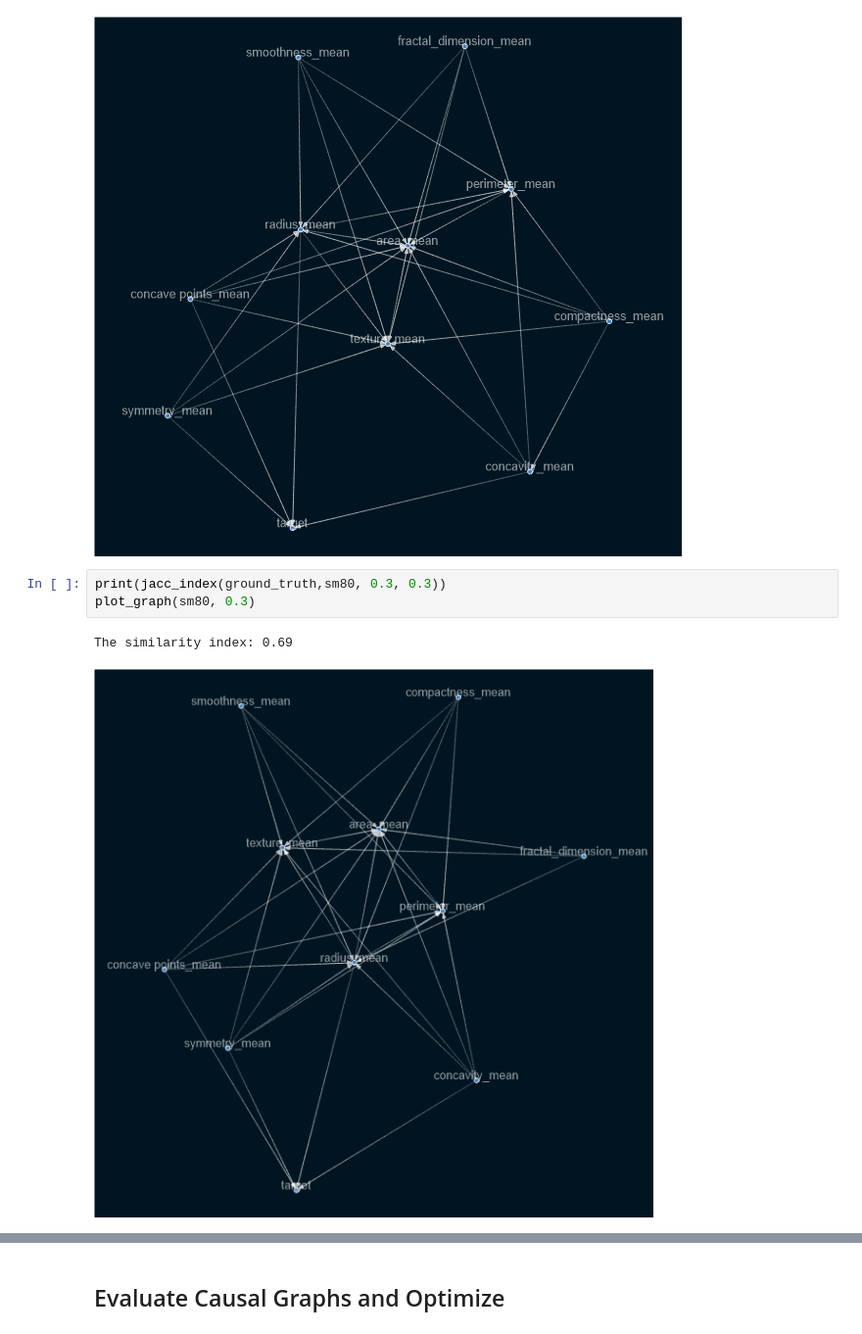
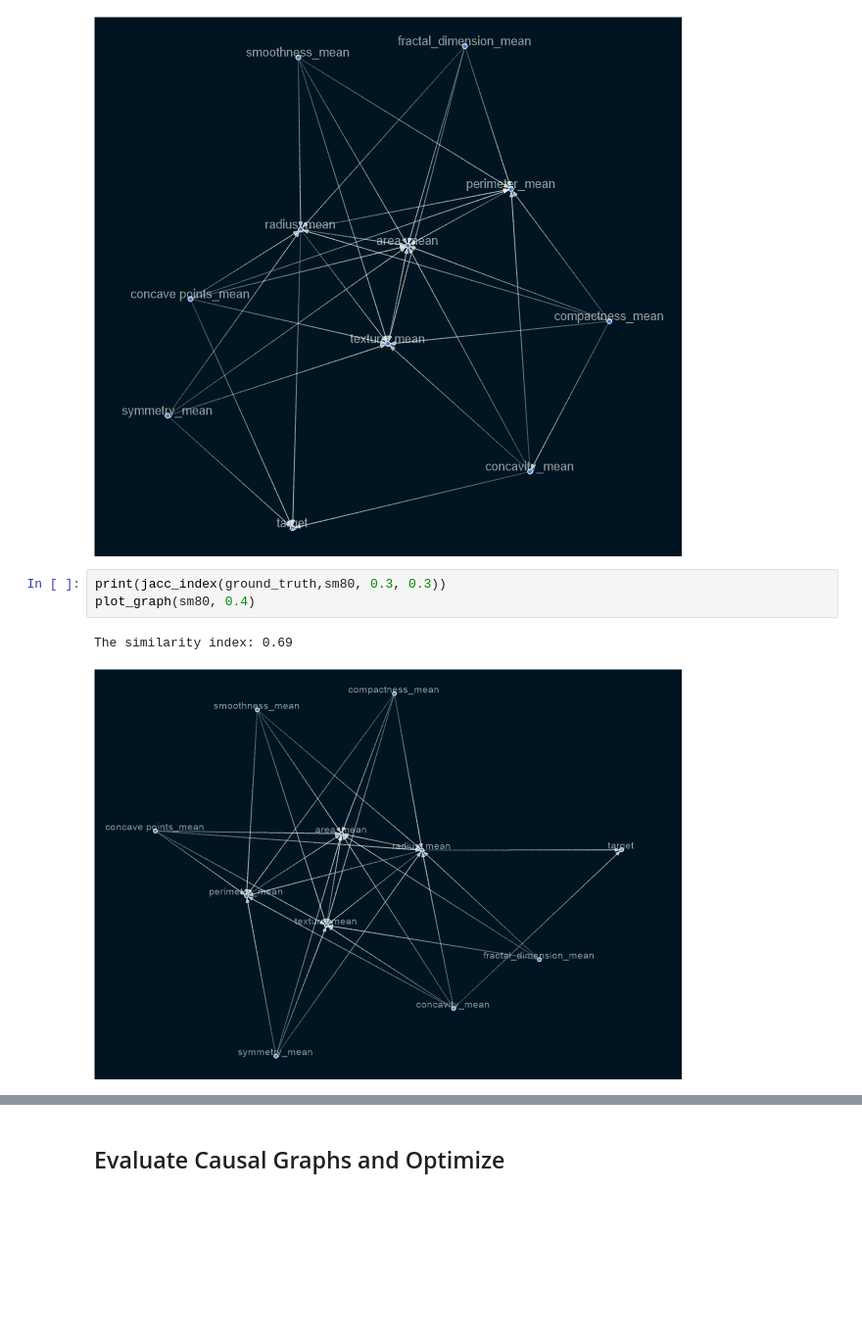
Before and after one commit to benbel376/causal_graph, a Jupyter notebook: notebooks/Causal_Inference.ipynb, the cells around one changed output, grey strips where cells are left out. Shown: that part at 98% size. Cells and saved outputs as stored; diff of their text form; blank space fills up the shorter version.

```diff
--- a/notebooks/Causal_Inference.ipynb
+++ b/notebooks/Causal_Inference.ipynb
@@ -377,7 +375,7 @@ The similarity index: 0.65
 [figure]
 # %%
 print(jacc_index(ground_truth,sm80, 0.3, 0.3))
-plot_graph(sm80, 0.3)
+plot_graph(sm80, 0.4)
 # %% [output]
 The similarity index: 0.69
-[figure, old version]
+[figure, new version]
```
Also changed, not shown: parts of 4 cells of this notebook.
